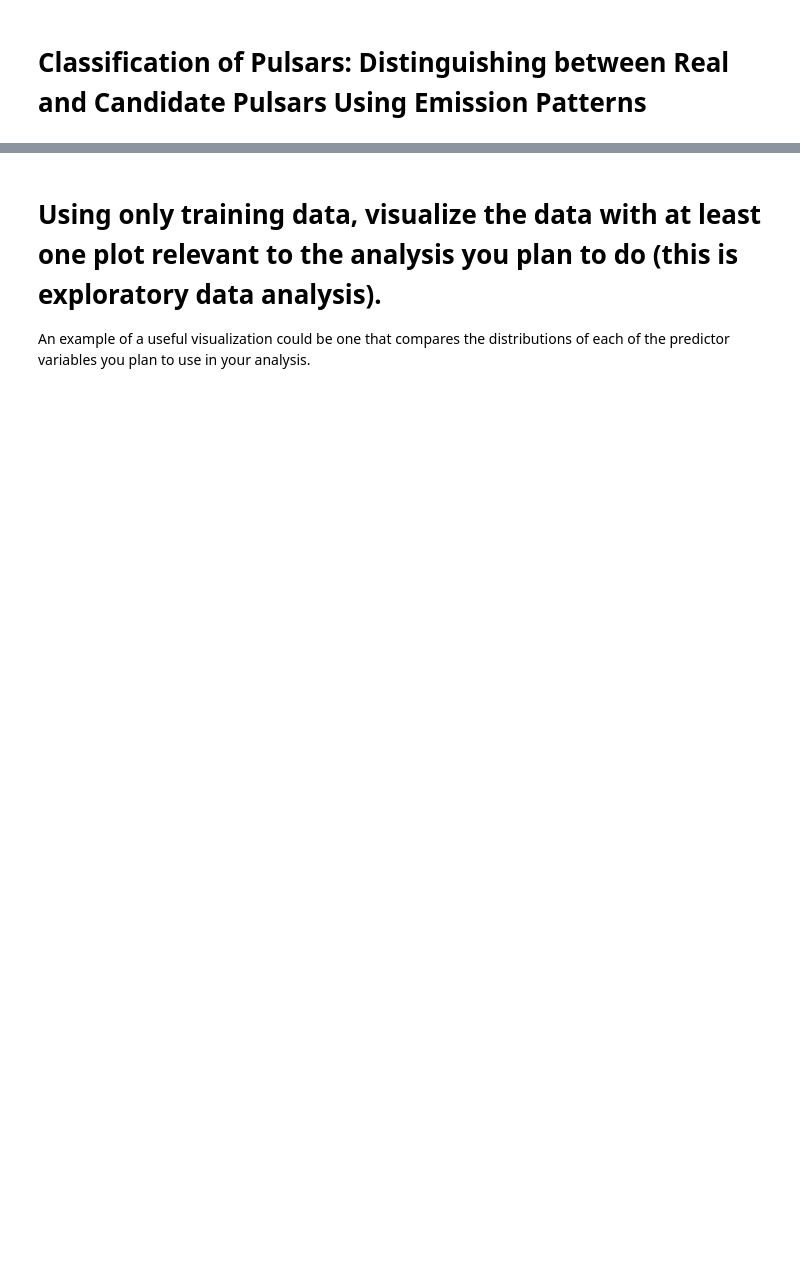
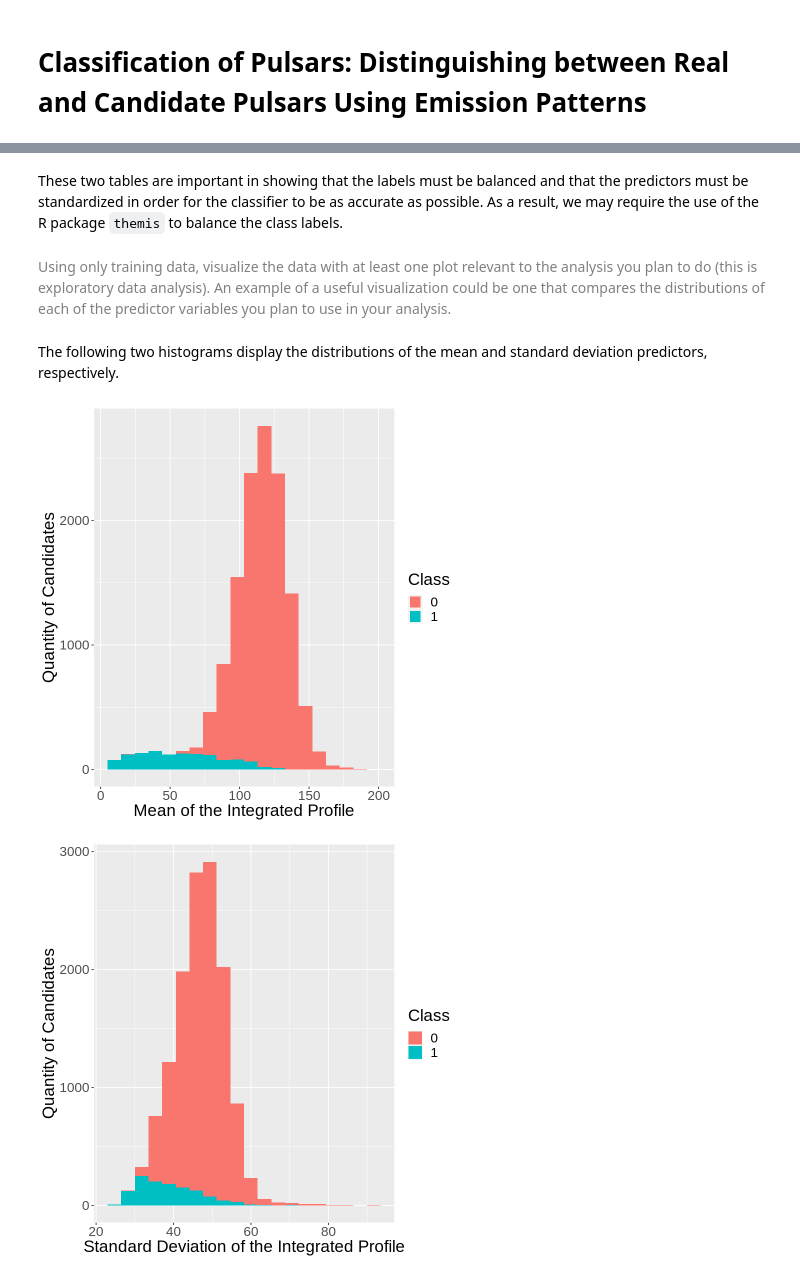
Before and after one commit to jupyter-coder/dsci-100-2022w2-group024-section005, a Jupyter notebook: Proposal/Project_Proposal.ipynb, the cells around one changed output, grey strips where cells are left out. Saved outputs shown, nothing was run; the diff lists cells and outputs as text; code cells hidden in the pictures; blank space fills up the shorter version.

```diff
--- a/Proposal/Project_Proposal.ipynb
+++ b/Proposal/Project_Proposal.ipynb
@@ -29,0 +65,3 @@ Using only training data, summarize the data in at least one table (this is expl
+# %%
+pulsar_split <- initial_split(pulsar_data, prop = 0.75, strata = class)
+pulsar_train <- training(pulsar_split)
@@ -37,22 +97,30 @@ pulsar_proportions
+# %% [markdown]
+These two tables are important in showing that the labels must be balanced and that the predictors must be standardized in order for the classifier to be as accurate as possible. As a result, we may require the use of the R package `themis` to balance the class labels.
 # %% [markdown]
-# Using only training data, visualize the data with at least one plot relevant to the analysis you plan to do (this is exploratory data analysis).
+<font color=grey>Using only training data, visualize the data with at least one plot relevant to the analysis you plan to do (this is exploratory data analysis).
 An example of a useful visualization could be one that compares the distributions of each of the predictor variables you plan to use in your analysis.
+# %% [markdown]
+The following two histograms display the distributions of the mean and standard deviation predictors, respectively.
 # %%
-The distribution of the mean and standard deviation of the integrated profile, with the different colors indicating whether it is a pulsar or not:
-distribution_plot <- df_train |>
-                     ggplot(aes(x = mean, y = st_deviation)) +
-                         geom_point(aes(color = class)) +
-                         xlab("Mean of the integrated profile") +
-                         ylab("Standard deviation of the integrated profile") +
-                         labs(color = "Class")
-distribution_plot
-When centered and standardized, the code for the graph is
-standardized_train <- df_recipe |> prep() |> bake(df_train)
+pulsar_mean_hist <- pulsar_train |>
+                    ggplot(aes(x = mean, fill = class)) +
+                          geom_histogram(bins = 20, size = 1.5) +
+                          labs(x = "Mean of the Integrated Profile",
+                               y = "Quantity of Candidates",
+                               fill = "Class") +
+                          theme(text = element_text(size=20))
 
-st_distribution_plot <- standardized_train |>
-                     ggplot(aes(x = mean, y = st_deviation)) +
-                         geom_point(aes(color = class)) +
-                         xlab("Mean of the integrated profile") +
-                         ylab("Standard deviation of the integrated profile") +
-                         labs(color = "Class")
-st_distribution_plot
+pulsar_mean_hist
+
+pulsar_st_devi_hist <- pulsar_train |>
+                       ggplot(aes(x = st_deviation, fill = class)) +
+                              geom_histogram(bins = 20) +
+                              labs(x = "Standard Deviation of the Integrated Profile",
+                                   y = "Quantity of Candidates",
+                                   fill = "Class") +
+                              theme(text = element_text(size=20))
+
+pulsar_st_devi_hist
+# %% [output]
+[figure, added]
+[figure, added]
```
Also changed, not shown: parts of 15 cells of this notebook.
